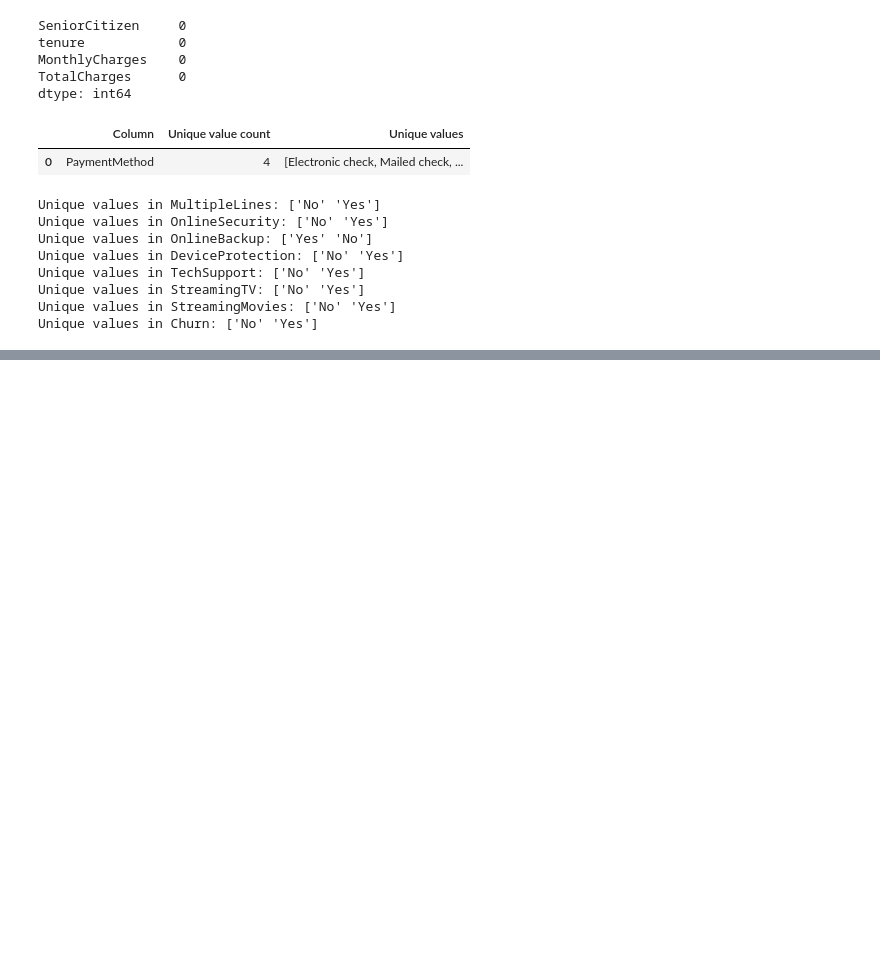
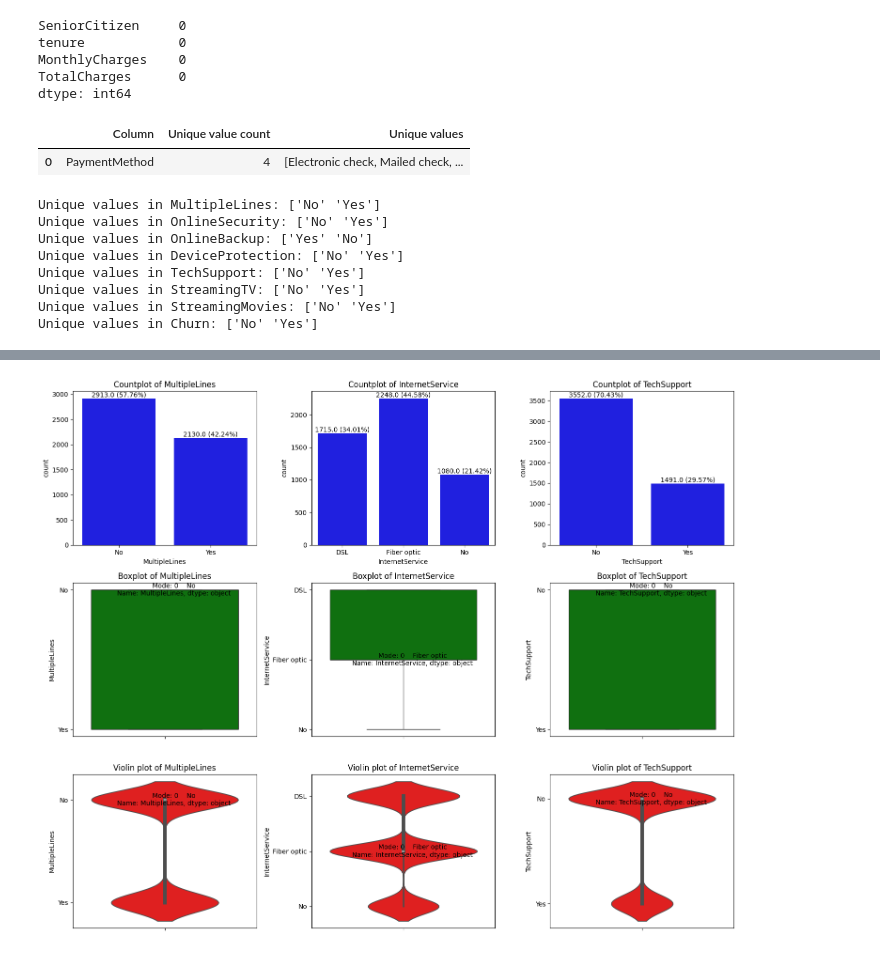
Before and after one commit to AninFreddy01/scalework_repo, a Jupyter notebook: tutorial_assignments/Telco_churn.ipynb, the cells around one changed output, grey strips where cells are left out. Saved outputs shown, nothing was run; the diff lists cells and outputs as text; code cells hidden in the pictures; blank space fills up the shorter version.

```diff
--- a/tutorial_assignments/Telco_churn.ipynb
+++ b/tutorial_assignments/Telco_churn.ipynb
@@ -590,0 +667,4 @@ Median : 1401.15
+# %%
+visualize_categoricals(train_data, [ 'MultipleLines', 'InternetService', 'TechSupport'])
+# %% [output]
+[figure, added]
```
Also changed, not shown: parts of 4 cells of this notebook.
